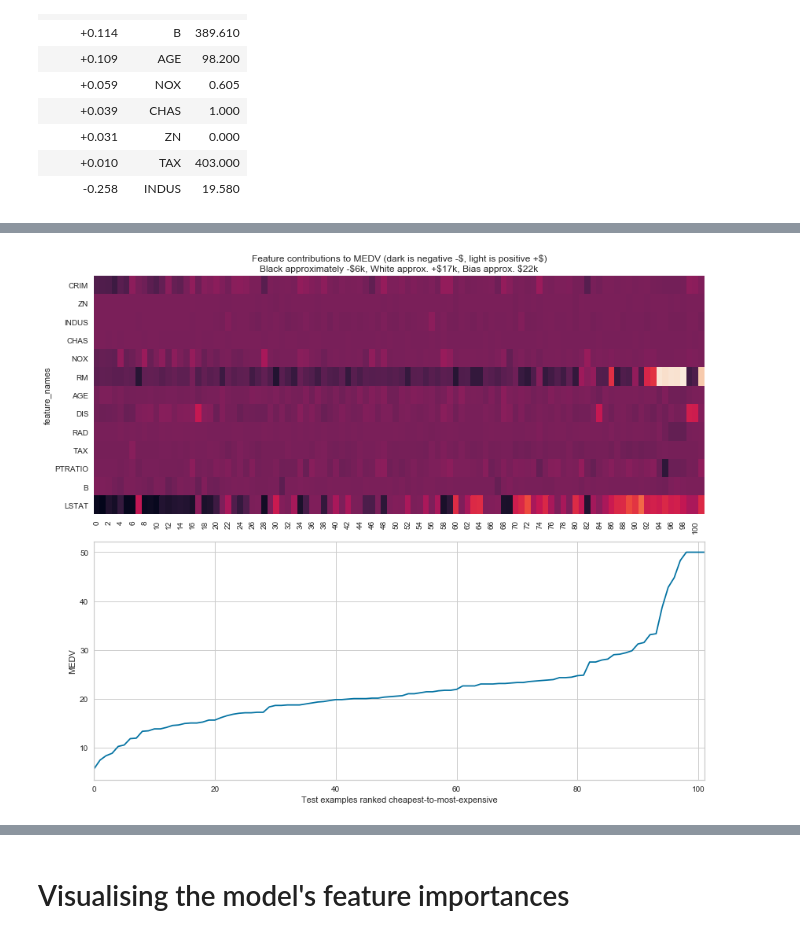
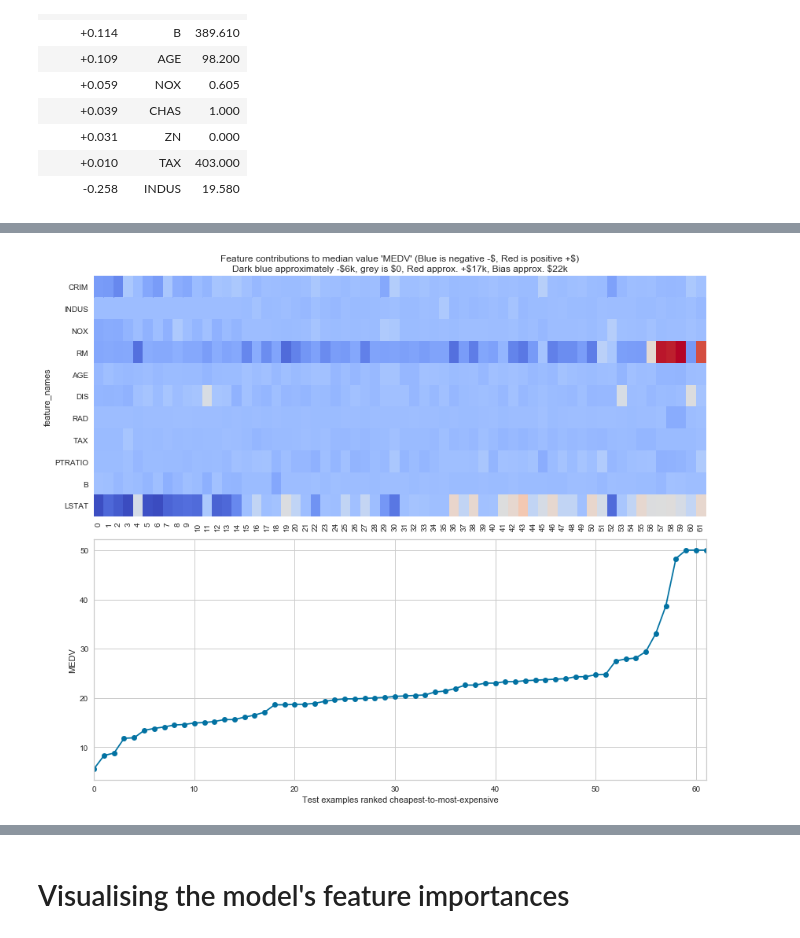
Before and after one commit to ianozsvald/data_science_delivered, a Jupyter notebook: ml_explain_regression_prediction.ipynb, the cells around one changed output, grey strips where cells are left out. Saved outputs shown, nothing was run; the diff lists cells and outputs as text; code cells hidden in the pictures.

```diff
--- a/ml_explain_regression_prediction.ipynb
+++ b/ml_explain_regression_prediction.ipynb
@@ -466,9 +466,11 @@ from eli5.sklearn.explain_prediction import _trees_feature_weights
 # The code here is lifted from ELI5's explain_prediction.explain_prediction_tree_regressor,
 # this is an ugly hack to extract the values I want to plot. This of course might not work in future
 # versions of ELI5 (this is developed against 0.8).
+#examples = [3, 0, 14]  # user low/med/high examples
 
-#examples = [3, 0, 14]  # user low/med/high examples
-examples = range(y_test.shape[0])
+examples = list(range(10))
+examples += list(range(10, y_test.shape[0]-10, 2))
+examples += list(range(91, y_test.shape[0]))
 
 all_explanations = None
 
@@ -511,6 +513,7 @@ for block_example_to_explain_idx in tqdm.tqdm(examples):
     else:
         all_explanations = pd.concat((all_explanations, explanation_for_example), axis=1)
 
+all_explanations.columns = examples
 all_explanations.head(5)
 # %% [output]
 |  | 0 | 1 | 2 | 3 | 4 | 5 | 6 | 7 | 8 | 9 | ... |
@@ -526,19 +535,19 @@ all_explanations.head(5)
 # %%
 fig, axs = plt.subplots(nrows=2, ncols=1, figsize=(12,10))
 
 all_explanations_display = all_explanations.T.sort_values('MEDV')
-importances_for_heatmap = all_explanations_display.T.drop(['MEDV', 'BIAS']).copy()
+importances_for_heatmap = all_explanations_display.T.drop(['MEDV', 'BIAS', 'ZN', 'CHAS']).copy()
 importances_for_heatmap.columns = range(len(importances_for_heatmap.columns))
 
 ax_contribs = axs[0]
 ax_medv = axs[1]
-title = "Feature contributions to MEDV (dark is negative -\$, light is positive +\$)"
-title += "\nBlack approximately -\$6k, White approx. +\$17k, Bias approx. \$22k"
+title = "Feature contributions to median value 'MEDV' (Blue is negative -\$, Red is positive +\$)"
+title += "\nDark blue approximately -\$6k, grey is $0, Red approx. +\$17k, Bias approx. \$22k"
 ax_contribs.set_title(title)
 ax_medv.set_ylabel("MEDV")
 ax_medv.set_xlabel("Test examples ranked cheapest-to-most-expensive")
-sns.heatmap(importances_for_heatmap, ax=ax_contribs, cbar=False);
-all_explanations_display['MEDV'].reset_index()['MEDV'].plot(ax=ax_medv);
+sns.heatmap(importances_for_heatmap, ax=ax_contribs, cbar=False, cmap="coolwarm");
+all_explanations_display['MEDV'].reset_index()['MEDV'].plot(ax=ax_medv, style=['o-']);
 fig.tight_layout()
 # %% [output]
-[figure, old version]
+[figure, new version]
```
Also changed, not shown: parts of 19 cells of this notebook.
